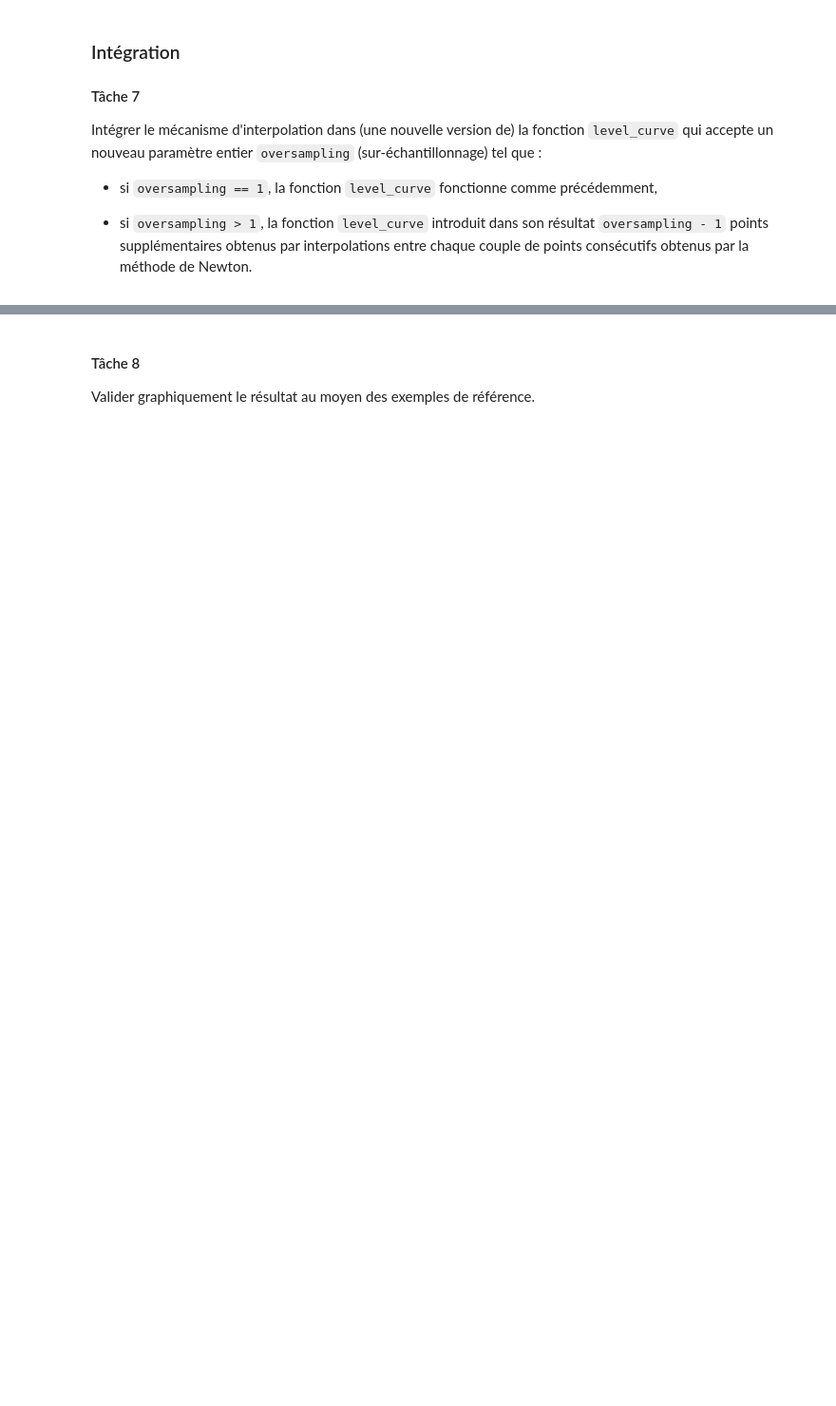
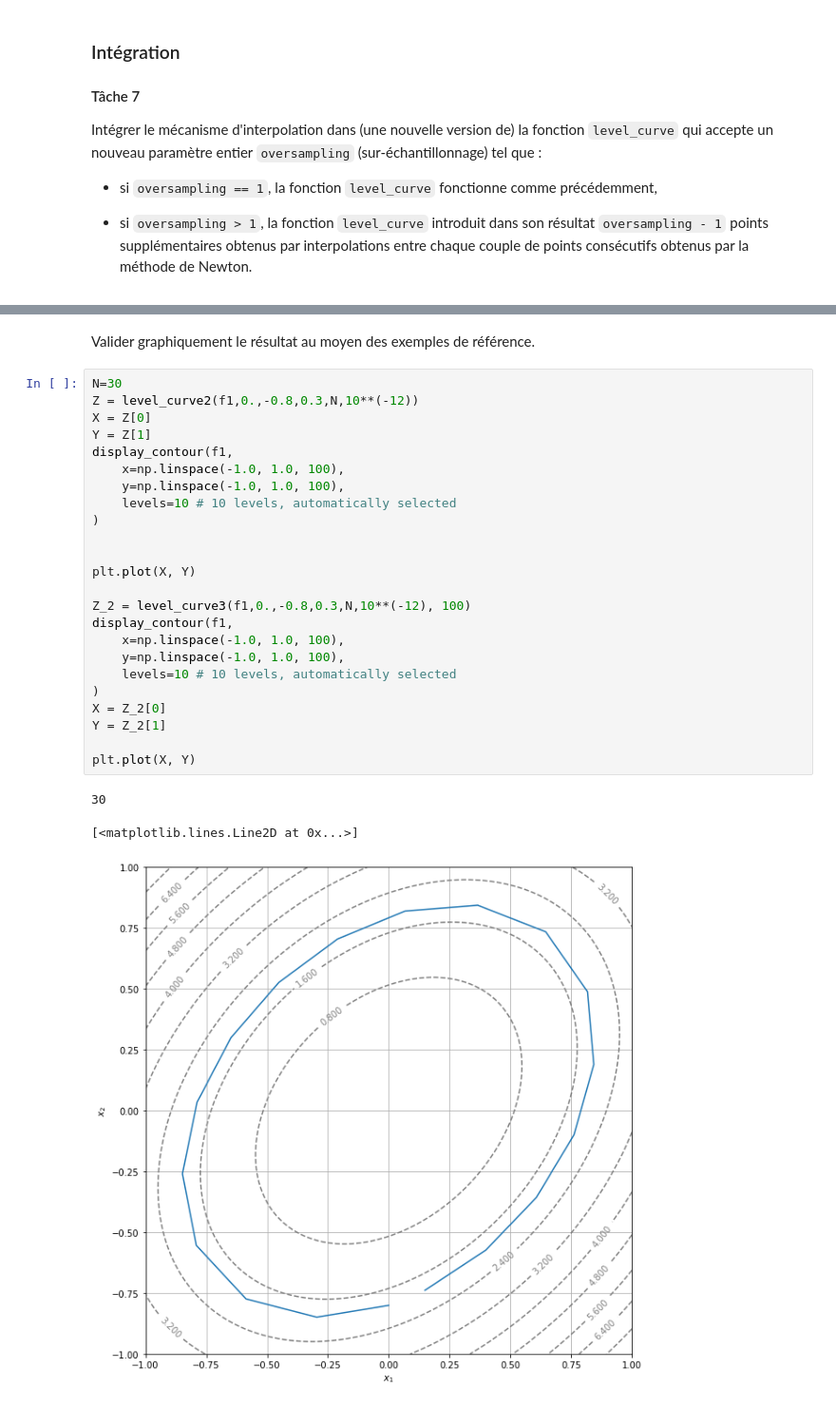
Before and after one commit to 20cazali/projetmathsinfo, a Jupyter notebook: projetmathinfo.ipynb, the cells around one changed output, grey strips where cells are left out. Shown at 95% size. Cells and saved outputs as stored; diff of their text form; blank space fills up the shorter version.

```diff
--- a/projetmathinfo.ipynb
+++ b/projetmathinfo.ipynb
@@ -580,4 +629,32 @@ Intégrer le mécanisme d'interpolation dans (une nouvelle version de) la foncti
 # %% [markdown]
-#### Tâche 8
+
 
 Valider graphiquement le résultat au moyen des exemples de référence.
+# %%
+N=30
+Z = level_curve2(f1,0.,-0.8,0.3,N,10**(-12))
+X = Z[0]
+Y = Z[1]
+display_contour(f1,
+    x=np.linspace(-1.0, 1.0, 100),
+    y=np.linspace(-1.0, 1.0, 100),
+    levels=10 # 10 levels, automatically selected
+)
+
+
+plt.plot(X, Y)
+
+Z_2 = level_curve3(f1,0.,-0.8,0.3,N,10**(-12), 100)
+display_contour(f1,
+    x=np.linspace(-1.0, 1.0, 100),
+    y=np.linspace(-1.0, 1.0, 100),
+    levels=10 # 10 levels, automatically selected
+)
+X = Z_2[0]
+Y = Z_2[1]
+
+plt.plot(X, Y)
+# %% [output]
+30
+[<matplotlib.lines.Line2D at 0x...>]
+[figure, added]
```
Also changed, not shown: parts of 5 cells of this notebook.
